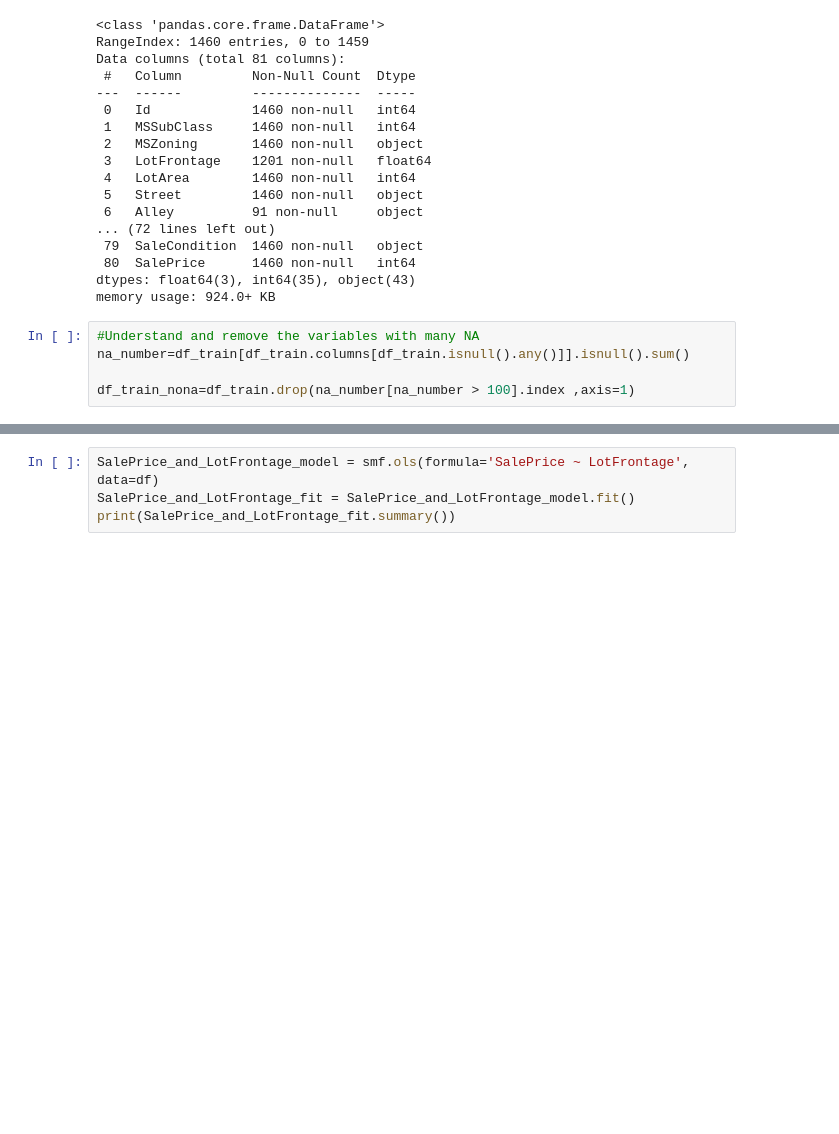
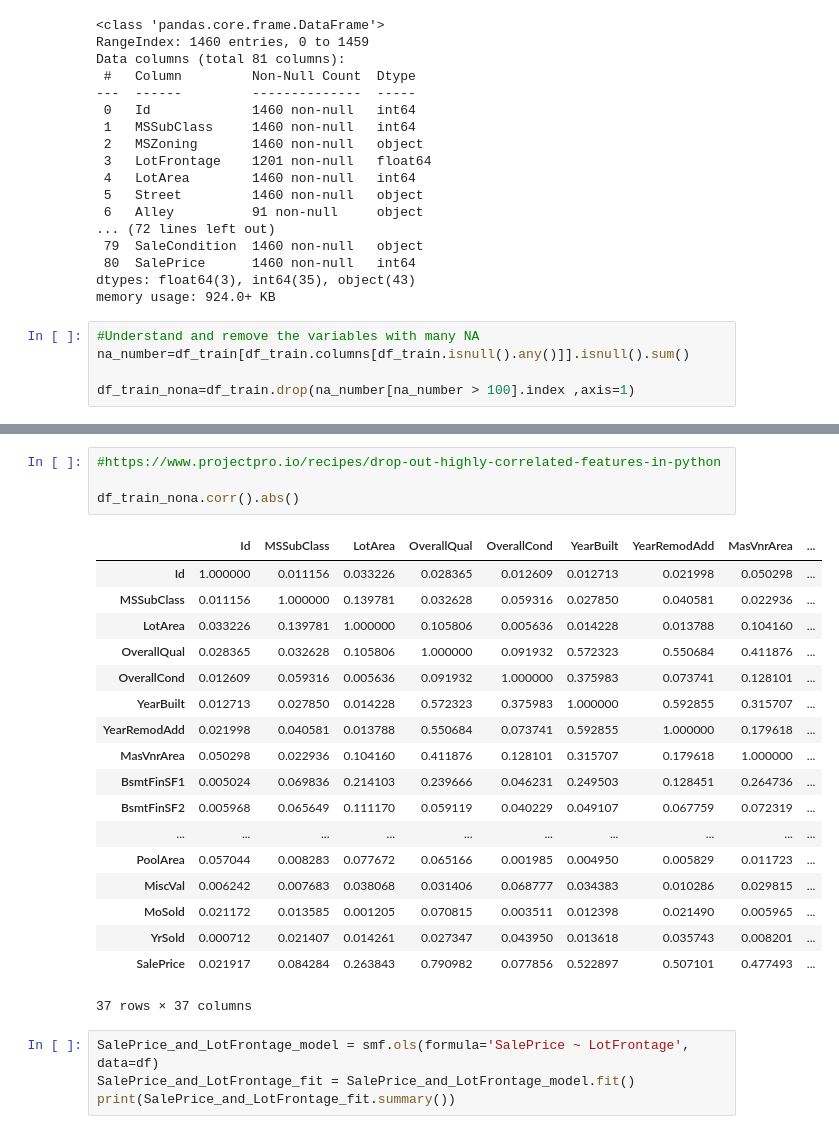
Before and after one commit to havaledar/House-prices-kaggle-6100, a Jupyter notebook: House_prices.ipynb, the cells around one changed output, grey strips where cells are left out. Cells and saved outputs as stored; diff of their text form; blank space fills up the shorter version.

```diff
--- a/House_prices.ipynb
+++ b/House_prices.ipynb
@@ -55,3 +60,26 @@ Index(['Id', 'MSSubClass', 'MSZoning', 'LotFrontage', 'LotArea', 'Street',
+# %%
+#https://www.projectpro.io/recipes/drop-out-highly-correlated-features-in-python
+
+df_train_nona.corr().abs()
+# %% [output]
+|  | Id | MSSubClass | LotArea | OverallQual | OverallCond | YearBuilt | YearRemodAdd | MasVnrArea | ... |
+| Id | 1.000000 | 0.011156 | 0.033226 | 0.028365 | 0.012609 | 0.012713 | 0.021998 | 0.050298 | ... |
+| MSSubClass | 0.011156 | 1.000000 | 0.139781 | 0.032628 | 0.059316 | 0.027850 | 0.040581 | 0.022936 | ... |
+| LotArea | 0.033226 | 0.139781 | 1.000000 | 0.105806 | 0.005636 | 0.014228 | 0.013788 | 0.104160 | ... |
+| OverallQual | 0.028365 | 0.032628 | 0.105806 | 1.000000 | 0.091932 | 0.572323 | 0.550684 | 0.411876 | ... |
+| OverallCond | 0.012609 | 0.059316 | 0.005636 | 0.091932 | 1.000000 | 0.375983 | 0.073741 | 0.128101 | ... |
+| YearBuilt | 0.012713 | 0.027850 | 0.014228 | 0.572323 | 0.375983 | 1.000000 | 0.592855 | 0.315707 | ... |
+| YearRemodAdd | 0.021998 | 0.040581 | 0.013788 | 0.550684 | 0.073741 | 0.592855 | 1.000000 | 0.179618 | ... |
+| MasVnrArea | 0.050298 | 0.022936 | 0.104160 | 0.411876 | 0.128101 | 0.315707 | 0.179618 | 1.000000 | ... |
+| BsmtFinSF1 | 0.005024 | 0.069836 | 0.214103 | 0.239666 | 0.046231 | 0.249503 | 0.128451 | 0.264736 | ... |
+| BsmtFinSF2 | 0.005968 | 0.065649 | 0.111170 | 0.059119 | 0.040229 | 0.049107 | 0.067759 | 0.072319 | ... |
+| ... | ... | ... | ... | ... | ... | ... | ... | ... | ... |
+| PoolArea | 0.057044 | 0.008283 | 0.077672 | 0.065166 | 0.001985 | 0.004950 | 0.005829 | 0.011723 | ... |
+| MiscVal | 0.006242 | 0.007683 | 0.038068 | 0.031406 | 0.068777 | 0.034383 | 0.010286 | 0.029815 | ... |
+| MoSold | 0.021172 | 0.013585 | 0.001205 | 0.070815 | 0.003511 | 0.012398 | 0.021490 | 0.005965 | ... |
+| YrSold | 0.000712 | 0.021407 | 0.014261 | 0.027347 | 0.043950 | 0.013618 | 0.035743 | 0.008201 | ... |
+| SalePrice | 0.021917 | 0.084284 | 0.263843 | 0.790982 | 0.077856 | 0.522897 | 0.507101 | 0.477493 | ... |
+37 rows × 37 columns
 # %%
 SalePrice_and_LotFrontage_model = smf.ols(formula='SalePrice ~ LotFrontage', data=df)
 SalePrice_and_LotFrontage_fit = SalePrice_and_LotFrontage_model.fit()
```
Also changed, not shown: parts of 6 cells of this notebook.
